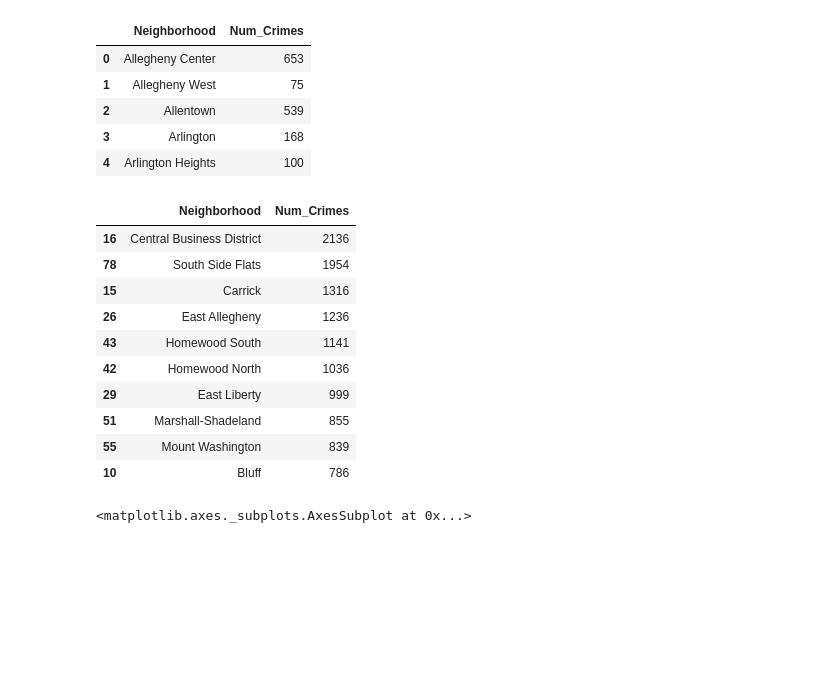
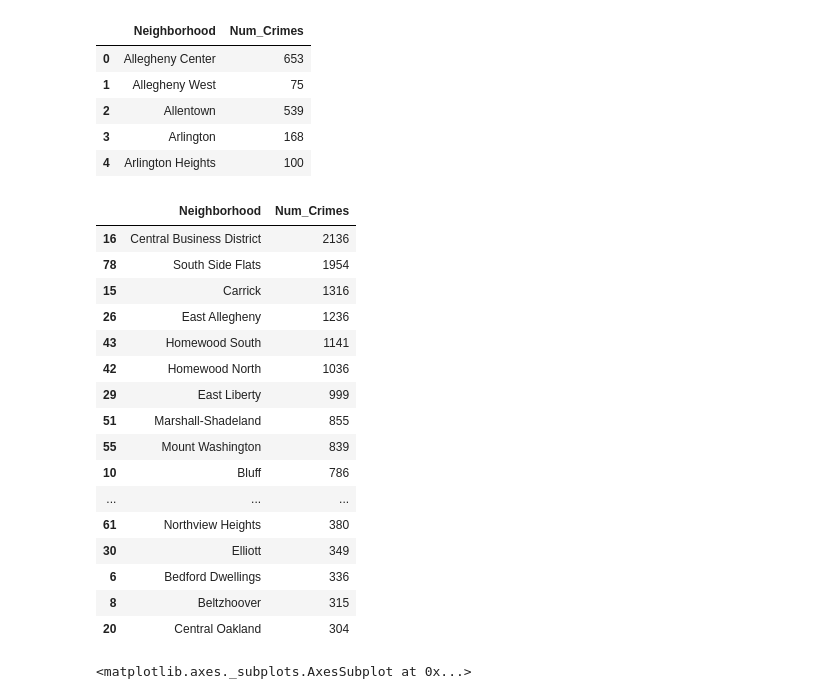
Before and after one commit to matgut33/0010-Final, a Jupyter notebook: Final-Project.ipynb, the cells around one changed output. Saved outputs shown, nothing was run; the diff lists cells and outputs as text; code cells hidden in the pictures; blank space fills up the shorter version.

```diff
--- a/Final-Project.ipynb
+++ b/Final-Project.ipynb
@@ -91,21 +91,28 @@ arrests_neighborhood.head()
 | 2 | Allentown | 539 |
 | 3 | Arlington | 168 |
 | 4 | Arlington Heights | 100 |
-# %%
-top10_C = arrests_neighborhood.nlargest(10,['Num_Crimes'])
-top10_C
-# %% [output]
-|  | Neighborhood | Num_Crimes |
-| 16 | Central Business District | 2136 |
-| 78 | South Side Flats | 1954 |
-| 15 | Carrick | 1316 |
-| 26 | East Allegheny | 1236 |
-| 43 | Homewood South | 1141 |
-| 42 | Homewood North | 1036 |
-| 29 | East Liberty | 999 |
-| 51 | Marshall-Shadeland | 855 |
-| 55 | Mount Washington | 839 |
-| 10 | Bluff | 786 |
+# %%
+#South Squirrel Hill is not in top 10 for crimes, it is in top 40 at 443 crimes
+top10_C = arrests_neighborhood.nlargest(40,['Num_Crimes'])
+top10_C
+# %% [output]
+|  | Neighborhood | Num_Crimes |
+| 16 | Central Business District | 2136 |
+| 78 | South Side Flats | 1954 |
+| 15 | Carrick | 1316 |
+| 26 | East Allegheny | 1236 |
+| 43 | Homewood South | 1141 |
+| 42 | Homewood North | 1036 |
+| 29 | East Liberty | 999 |
+| 51 | Marshall-Shadeland | 855 |
+| 55 | Mount Washington | 839 |
+| 10 | Bluff | 786 |
+| ... | ... | ... |
+| 61 | Northview Heights | 380 |
+| 30 | Elliott | 349 |
+| 6 | Bedford Dwellings | 336 |
+| 8 | Beltzhoover | 315 |
+| 20 | Central Oakland | 304 |
 # %%
 #Number of crimes per neighborhood
 arrests_neighborhood.plot.bar(x='Neighborhood',y='Num_Crimes', rot=0)
```
Also changed, not shown: parts of 2 cells of this notebook.
